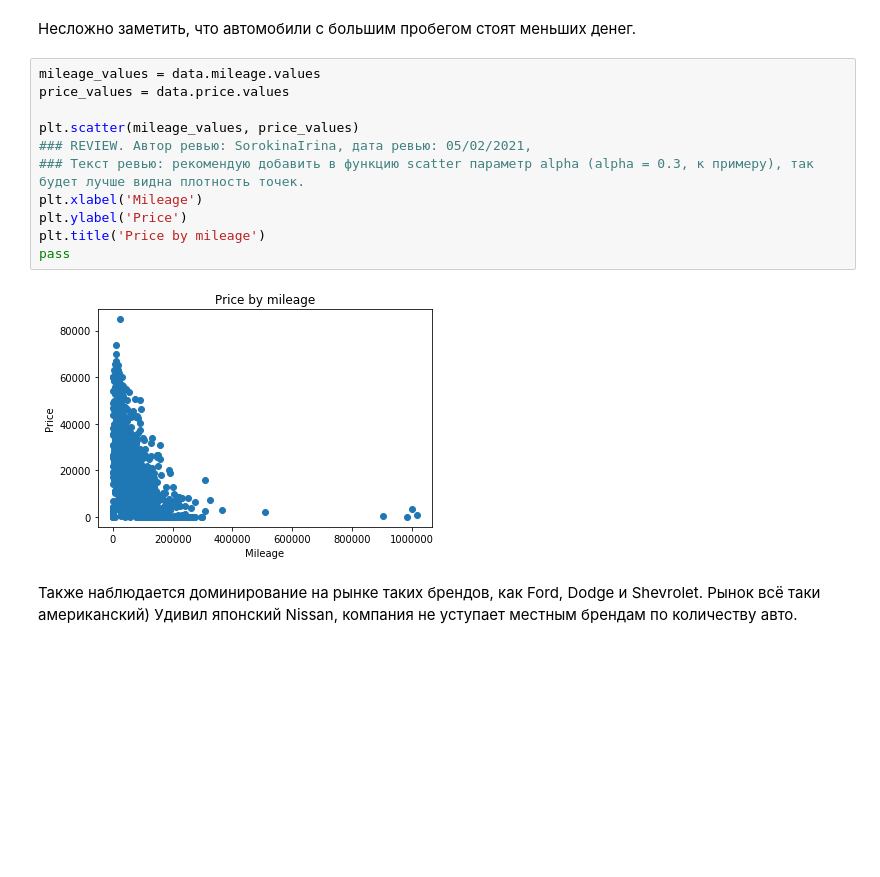
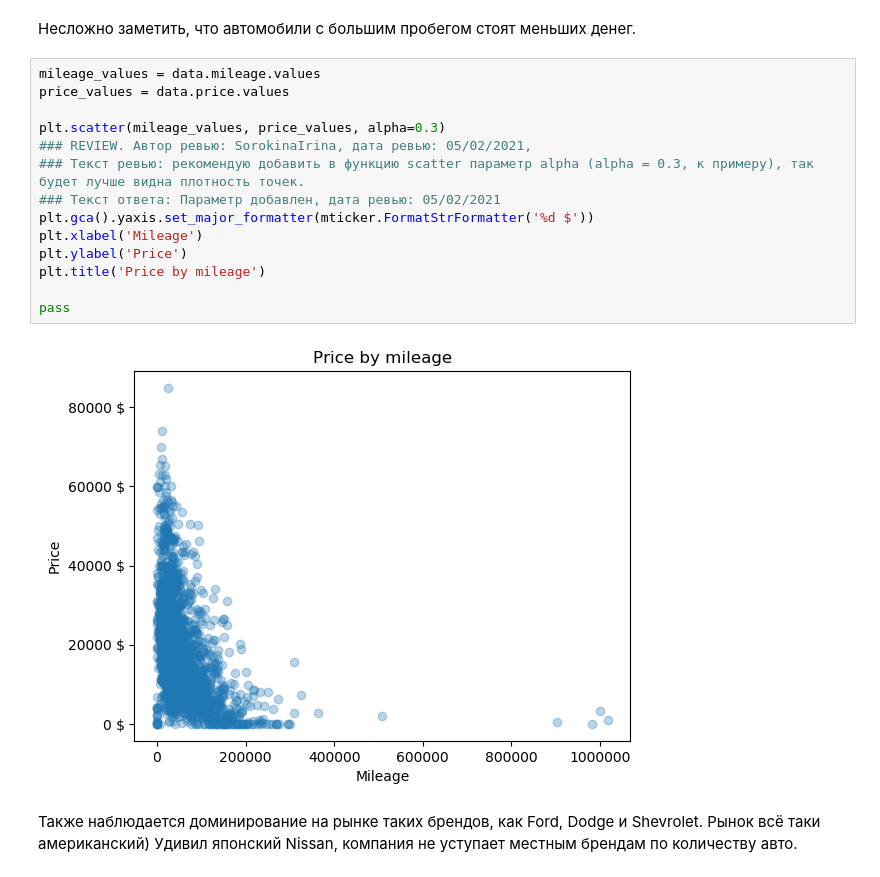
Before and after one commit to Aladiev/data-mining, a Jupyter notebook: visualization.ipynb, the cells around one changed output. Cells and saved outputs as stored; diff of their text form; blank space fills up the shorter version.

Commit message:
Review changes applied, added graph for price from year.

```diff
--- a/visualization.ipynb
+++ b/visualization.ipynb
@@ -22,16 +23,19 @@ data.head()
 # %%
 mileage_values = data.mileage.values
 price_values = data.price.values
 
-plt.scatter(mileage_values, price_values)
+plt.scatter(mileage_values, price_values, alpha=0.3)
 ### REVIEW. Автор ревью: SorokinaIrina, дата ревью: 05/02/2021,
 ### Текст ревью: рекомендую добавить в функцию scatter параметр alpha (alpha = 0.3, к примеру), так будет лучше видна плотность точек.
+### Текст ответа: Параметр добавлен, дата ревью: 05/02/2021
+plt.gca().yaxis.set_major_formatter(mticker.FormatStrFormatter('%d $'))
 plt.xlabel('Mileage')
 plt.ylabel('Price')
 plt.title('Price by mileage')
+
 pass
 # %% [output]
-[figure, old version]
+[figure, new version]
 # %% [markdown]
 Также наблюдается доминирование на рынке таких брендов, как Ford, Dodge и Shevrolet. Рынок всё таки американский)
 Удивил японский Nissan, компания не уступает местным брендам по количеству авто.
```
Also changed, not shown: parts of 5 cells of this notebook.
